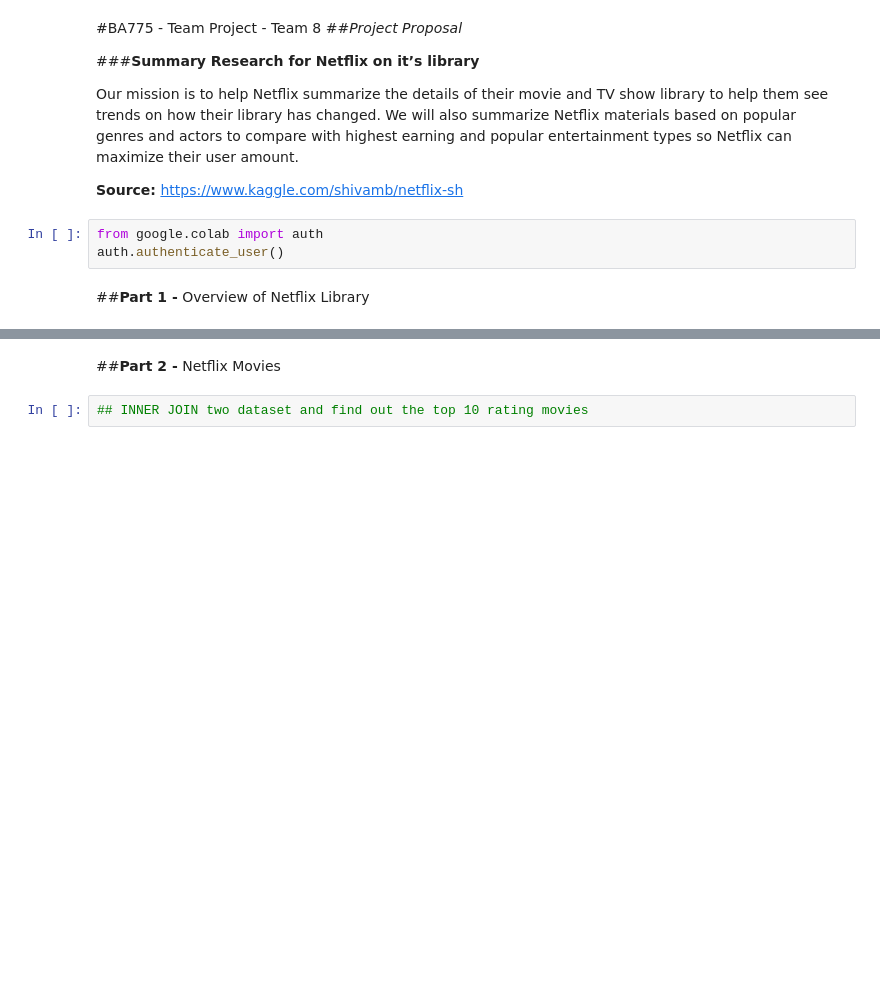
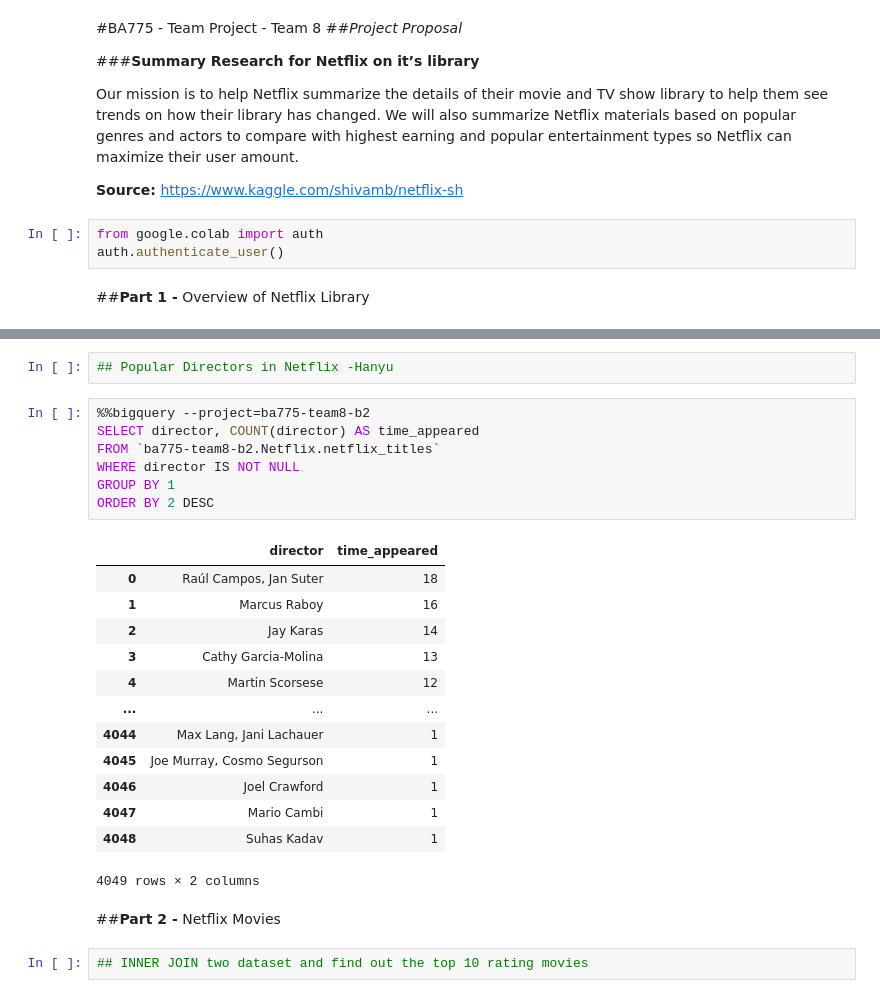
Before and after one commit to aditya248/Netflix-Exploratory-Data-Analysis, a Jupyter notebook: BA775_TeamProject_B2T8.ipynb, the cells around one changed output, grey strips where cells are left out. Cells and saved outputs as stored; diff of their text form; blank space fills up the shorter version.

```diff
--- a/BA775_TeamProject_B2T8.ipynb
+++ b/BA775_TeamProject_B2T8.ipynb
@@ -20,3 +93,26 @@ auth.authenticate_user()
+# %%
+## Popular Directors in Netflix -Hanyu
+# %%
+%%bigquery --project=ba775-team8-b2
+SELECT director, COUNT(director) AS time_appeared
+FROM `ba775-team8-b2.Netflix.netflix_titles`
+WHERE director IS NOT NULL
+GROUP BY 1
+ORDER BY 2 DESC
+# %% [output]
+|  | director | time_appeared |
+| 0 | Raúl Campos, Jan Suter | 18 |
+| 1 | Marcus Raboy | 16 |
+| 2 | Jay Karas | 14 |
+| 3 | Cathy Garcia-Molina | 13 |
+| 4 | Martin Scorsese | 12 |
+| ... | ... | ... |
+| 4044 | Max Lang, Jani Lachauer | 1 |
+| 4045 | Joe Murray, Cosmo Segurson | 1 |
+| 4046 | Joel Crawford | 1 |
+| 4047 | Mario Cambi | 1 |
+| 4048 | Suhas Kadav | 1 |
+4049 rows × 2 columns
 # %% [markdown]
 ##**Part 2 -** Netflix Movies
 # %%
```
Also changed, not shown: parts of 15 cells of this notebook.
